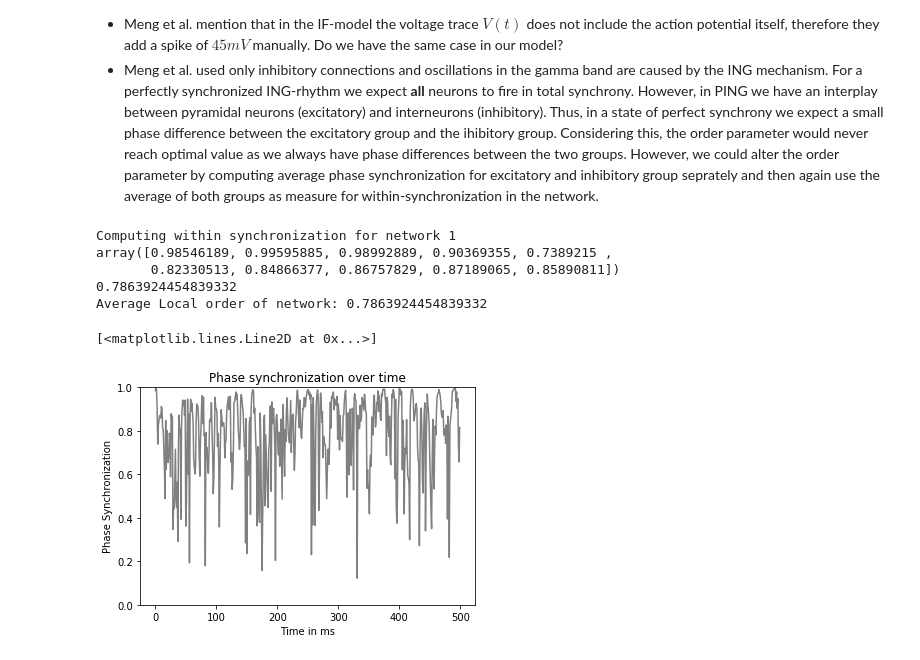
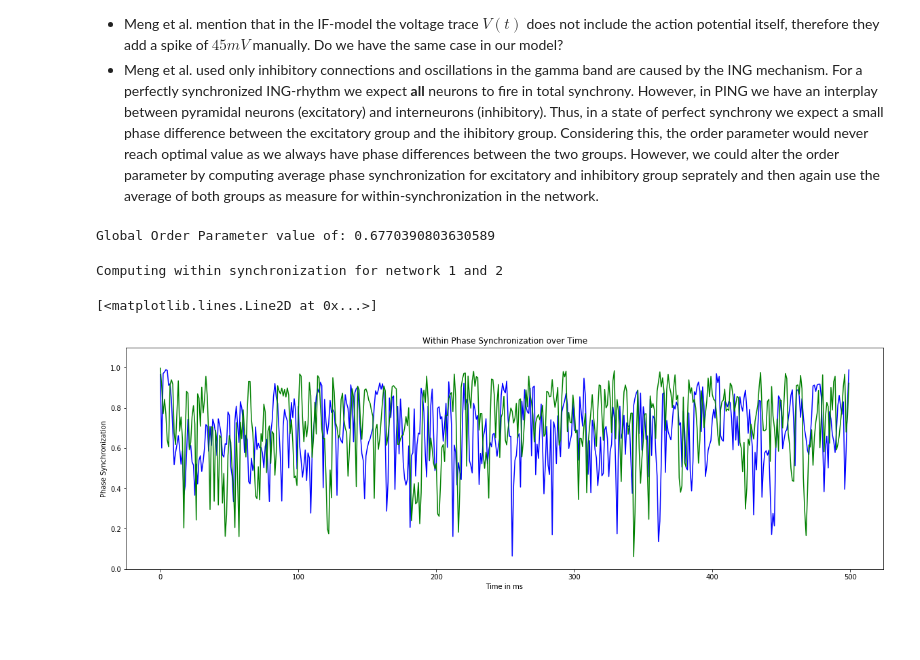
Before and after one commit to ChristophMetzner/Synchronization-by-Uncorrelated-Noise, a Jupyter notebook: notebooks/coupled_network_replicate_meng_et_al.ipynb, the cells around one changed output. Saved outputs shown, nothing was run; the diff lists cells and outputs as text; code cells hidden in the pictures; blank space fills up the shorter version.

Commit message:
Compute local and global order parameter according to Meng et al. 2018

```diff
--- a/notebooks/coupled_network_replicate_meng_et_al.ipynb
+++ b/notebooks/coupled_network_replicate_meng_et_al.ipynb
@@ -162,54 +156,35 @@ Do we have the same case in our model?
-# %%
-# local order parameter
-# TODO: for each network compute within synchronization
-print("Computing within synchronization for network 1")
-neurons_e = model['model_results']['net']['v_all_neurons_e']
-neurons_i = model['model_results']['net']['v_all_neurons_i1']
-
-signals = [s - np.mean(s) for s in neurons_e]
-
-# compute analytical signal and take angle to get phase
-phases = [np.angle(hilbert(s)) for s in signals]
-
-# transform to complex phase to prepare for averaging
-complex_phase = [np.exp(1j * phase) for phase in phases]
-
-# take the average (sum up all complex phases and divide by number of phases)
-# average over each time point
-# afterwards we have a vector of (1, #neurons), each entry is the average complex phase at a timepoint
-avg = sum(complex_phase) / len(complex_phase)
-
-# length of complex number
-phi = np.abs(avg)
-
-# local order parameter over time
-pprint(phi[:10])
-
-# average of order parameter
-local_order_parameter = np.mean(phi)
-
-pprint(local_order_parameter)
-print(f"Average Local order of network: {local_order_parameter}")
-# %% [output]
-Computing within synchronization for network 1
-array([0.98546189, 0.99595885, 0.98992889, 0.90369355, 0.7389215 ,
-       0.82330513, 0.84866377, 0.86757829, 0.87189065, 0.85890811])
-0.7863924454839332
-Average Local order of network: 0.7863924454839332
+# %%
+lfps = processing.lfp_nets(model)
+global_order_parameter = processing.phase_synchronization(lfps)
+print(f"Global Order Parameter value of: {global_order_parameter}")
+# %% [output]
+Global Order Parameter value of: 0.6770390803630589
+# %%
+print("Computing within synchronization for network 1 and 2")
+
+neurons_net_1 = np.vstack((
+    model['model_results']['net']['v_all_neurons_e'],
+    model['model_results']['net']['v_all_neurons_i1']
+))
+
+neurons_net_2 = np.vstack((
+    model['model_results']['net']['v_all_neurons_e2'],
+    model['model_results']['net']['v_all_neurons_i2']
+))
+
+plv_net_1 = processing.local_order_parameter_over_time(neurons_net_1)
+plv_net_2 = processing.local_order_parameter_over_time(neurons_net_2)
+# %% [output]
+Computing within synchronization for network 1 and 2
 # %%
-plt.title(f"Phase synchronization over time")
+plt.figure(figsize=(20, 6))
+plt.title(f"Within Phase Synchronization over Time")
 plt.xlabel("Time in ms")
-plt.ylim(0, 1)
+plt.ylim(0, 1.1)
 plt.ylabel("Phase Synchronization")
-plt.plot(phi, c="grey")
-
-# for idx, phase in enumerate(phases[:3]):
-#     plt.title(f"Phase of excitatory neuron {idx + 1} of network 1")
-#     plt.xlabel("Time in ms")
-#     plt.ylabel("Angle")
-#     plt.plot(phase, c="blue")
-#     plt.show()
+plt.plot(plv_net_1, c="blue")
+plt.plot(plv_net_2, c="green")
 # %% [output]
 [<matplotlib.lines.Line2D at 0x...>]
-[figure, old version]
+[figure, new version]
 # %%
```
Also changed, not shown: parts of 7 cells of this notebook, 4 other files.
